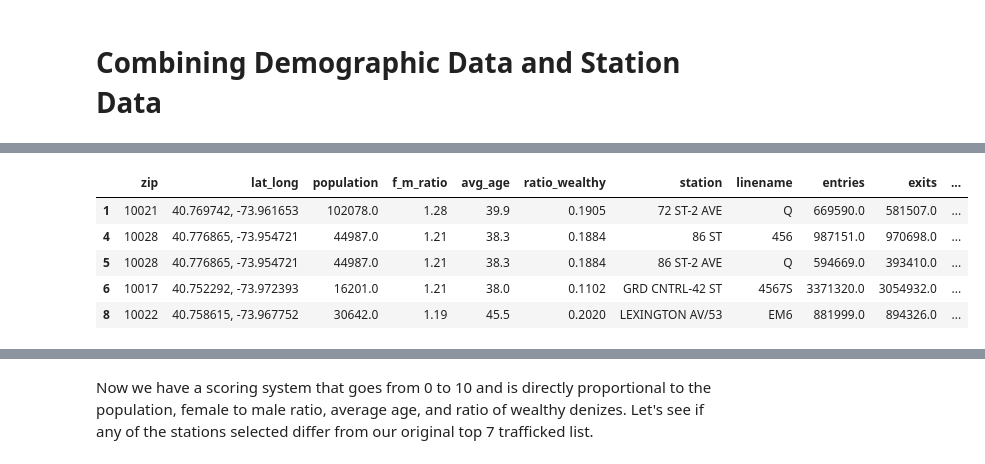
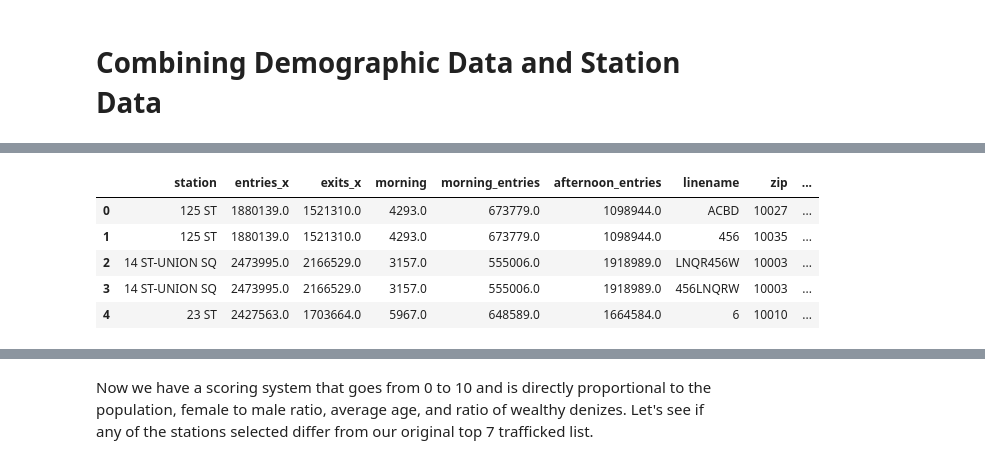
Before and after one commit to DimitriTheoharatos/ProjectBenson, a Jupyter notebook: MTA_EDA_Dimitri-v4.ipynb, the cells around one changed output, grey strips where cells are left out. Saved outputs shown, nothing was run; the diff lists cells and outputs as text; code cells hidden in the pictures.

```diff
--- a/MTA_EDA_Dimitri-v4.ipynb
+++ b/MTA_EDA_Dimitri-v4.ipynb
@@ -493,2 +517,4 @@ station_zip['zip'] = station_zip['zip'].apply(str)
+# %%
+final_demo = final_demo.dropna()
 # %%
-station_zip = station_zip.drop(['unnamed: 0'], axis = 1)
+final_demo = final_demo.drop(['lat_long'], axis = 1)
@@ -495 +531,4 @@ station_zip = station_zip.drop(['unnamed: 0'], axis = 1)
+# %%
+final_demo['morn_aft_ent_ratio'] = final_demo.morning_entries /\
+final_demo.afternoon_entries
 # %%
@@ -509,9 +547,19 @@ stations_demo = stations_demo.dropna()
+# %%
+
+final_demo['fm_norm'] = final_demo.f_m_ratio / \
+        (final_demo.f_m_ratio.max() - final_demo.f_m_ratio.min())
+
+final_demo['wealth_norm'] = final_demo.ratio_wealthy / \
+        (final_demo.ratio_wealthy.max() - final_demo.ratio_wealthy.min())
+
+final_demo['age_norm'] = final_demo.avg_age / \
+        (final_demo.avg_age.max() - final_demo.avg_age.min())
 # %%
-stations_demo.head()
+final_demo.head()
 # %% [output]
-|  | zip | lat_long | population | f_m_ratio | avg_age | ratio_wealthy | station | linename | entries | exits | ... |
-| 1 | 10021 | 40.769742, -73.961653 | 102078.0 | 1.28 | 39.9 | 0.1905 | 72 ST-2 AVE | Q | 669590.0 | 581507.0 | ... |
-| 4 | 10028 | 40.776865, -73.954721 | 44987.0 | 1.21 | 38.3 | 0.1884 | 86 ST | 456 | 987151.0 | 970698.0 | ... |
-| 5 | 10028 | 40.776865, -73.954721 | 44987.0 | 1.21 | 38.3 | 0.1884 | 86 ST-2 AVE | Q | 594669.0 | 393410.0 | ... |
-| 6 | 10017 | 40.752292, -73.972393 | 16201.0 | 1.21 | 38.0 | 0.1102 | GRD CNTRL-42 ST | 4567S | 3371320.0 | 3054932.0 | ... |
-| 8 | 10022 | 40.758615, -73.967752 | 30642.0 | 1.19 | 45.5 | 0.2020 | LEXINGTON AV/53 | EM6 | 881999.0 | 894326.0 | ... |
+|  | station | entries_x | exits_x | morning | morning_entries | afternoon_entries | linename | zip | ... |
+| 0 | 125 ST | 1880139.0 | 1521310.0 | 4293.0 | 673779.0 | 1098944.0 | ACBD | 10027 | ... |
+| 1 | 125 ST | 1880139.0 | 1521310.0 | 4293.0 | 673779.0 | 1098944.0 | 456 | 10035 | ... |
+| 2 | 14 ST-UNION SQ | 2473995.0 | 2166529.0 | 3157.0 | 555006.0 | 1918989.0 | LNQR456W | 10003 | ... |
+| 3 | 14 ST-UNION SQ | 2473995.0 | 2166529.0 | 3157.0 | 555006.0 | 1918989.0 | 456LNQRW | 10003 | ... |
+| 4 | 23 ST | 2427563.0 | 1703664.0 | 5967.0 | 648589.0 | 1664584.0 | 6 | 10010 | ... |
```
Also changed, not shown: parts of 43 cells of this notebook.
